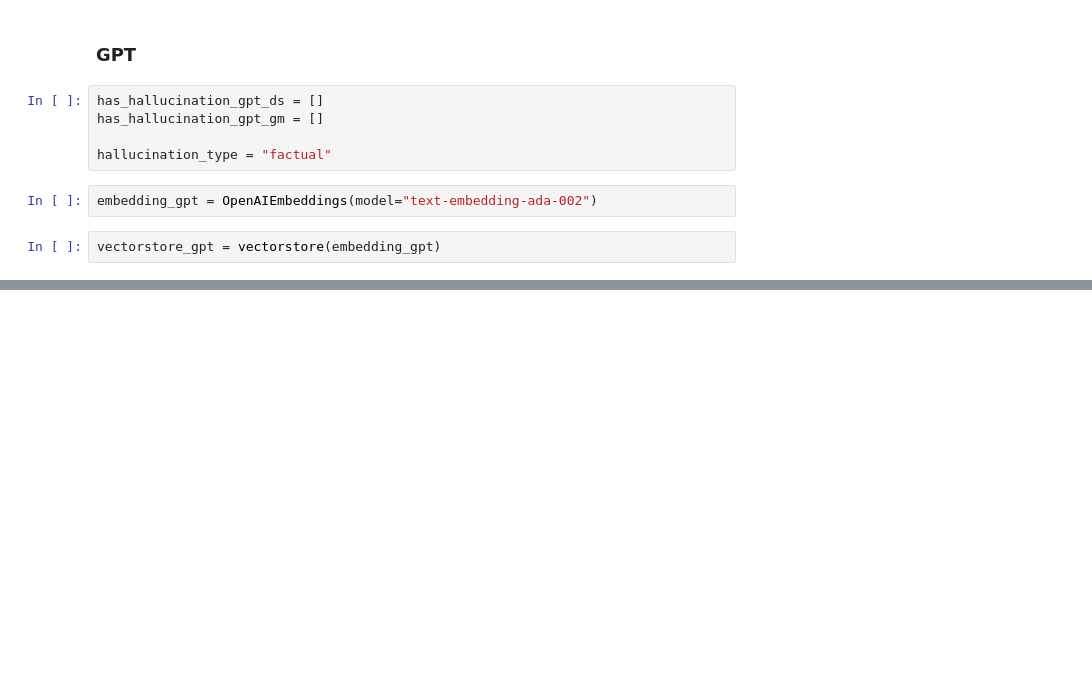
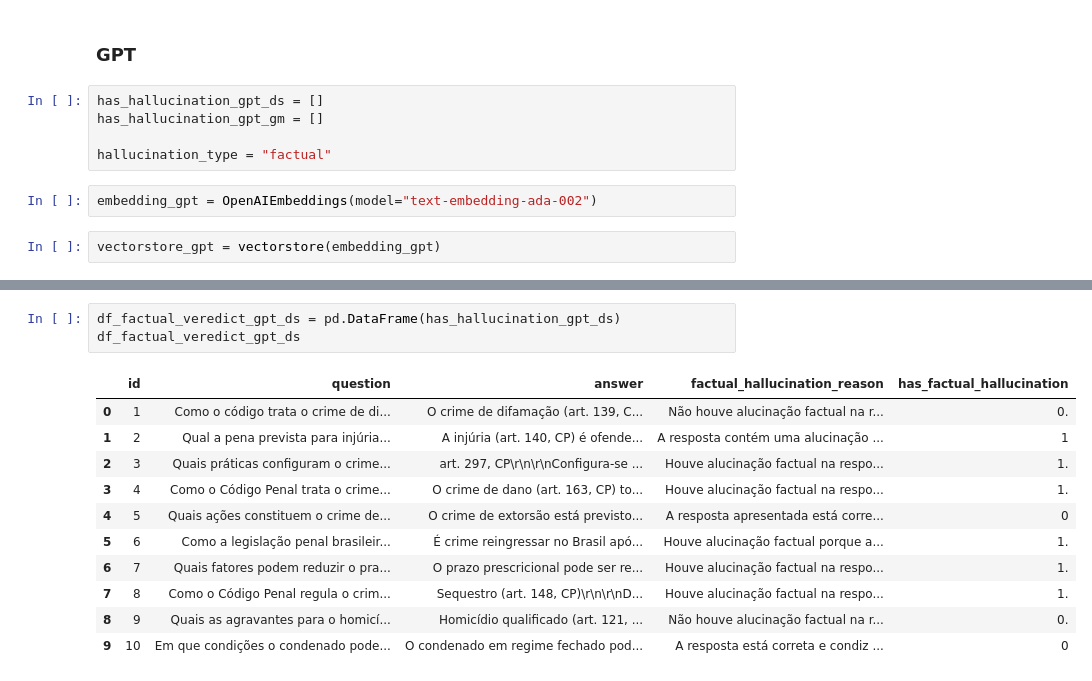
Before and after one commit to graciellenjose/hallucination-detection, a Jupyter notebook: implementation.ipynb, the cells around one changed output, grey strips where cells are left out. Drawn from its saved outputs; the diff is of its cells as text; blank space fills up the shorter version.

```diff
--- a/implementation.ipynb
+++ b/implementation.ipynb
@@ -651,0 +697,15 @@ vectorstore_gpt = vectorstore(embedding_gpt)
+# %%
+df_factual_veredict_gpt_ds = pd.DataFrame(has_hallucination_gpt_ds)
+df_factual_veredict_gpt_ds
+# %% [output]
+|  | id | question | answer | factual_hallucination_reason | has_factual_hallucination |
+| 0 | 1 | Como o código trata o crime de di... | O crime de difamação (art. 139, C... | Não houve alucinação factual na r... | 0. |
+| 1 | 2 | Qual a pena prevista para injúria... | A injúria (art. 140, CP) é ofende... | A resposta contém uma alucinação ... | 1 |
+| 2 | 3 | Quais práticas configuram o crime... | art. 297, CP\r\n\r\nConfigura-se ... | Houve alucinação factual na respo... | 1. |
+| 3 | 4 | Como o Código Penal trata o crime... | O crime de dano (art. 163, CP) to... | Houve alucinação factual na respo... | 1. |
+| 4 | 5 | Quais ações constituem o crime de... | O crime de extorsão está previsto... | A resposta apresentada está corre... | 0 |
+| 5 | 6 | Como a legislação penal brasileir... | É crime reingressar no Brasil apó... | Houve alucinação factual porque a... | 1. |
+| 6 | 7 | Quais fatores podem reduzir o pra... | O prazo prescricional pode ser re... | Houve alucinação factual na respo... | 1. |
+| 7 | 8 | Como o Código Penal regula o crim... | Sequestro (art. 148, CP)\r\n\r\nD... | Houve alucinação factual na respo... | 1. |
+| 8 | 9 | Quais as agravantes para o homicí... | Homicídio qualificado (art. 121, ... | Não houve alucinação factual na r... | 0. |
+| 9 | 10 | Em que condições o condenado pode... | O condenado em regime fechado pod... | A resposta está correta e condiz ... | 0 |
```
Also changed, not shown: parts of 12 cells of this notebook, 2 other files.
